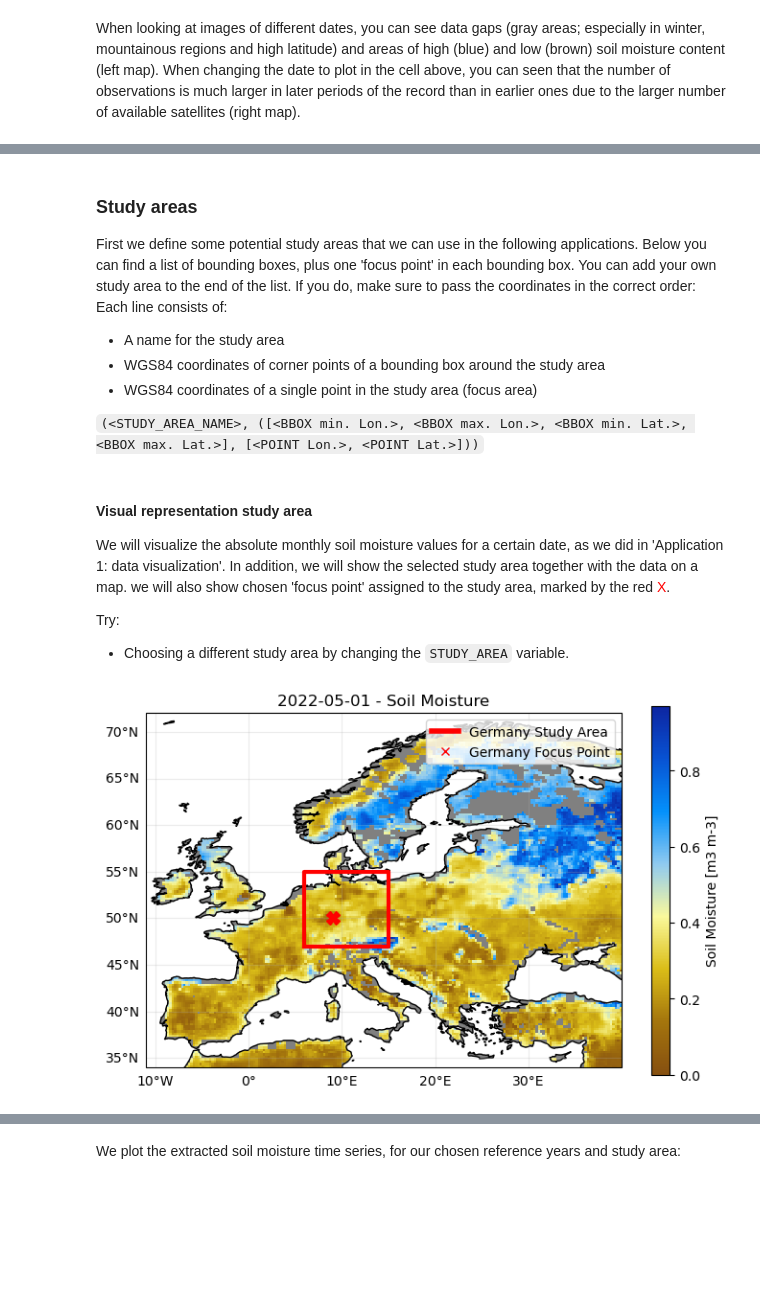
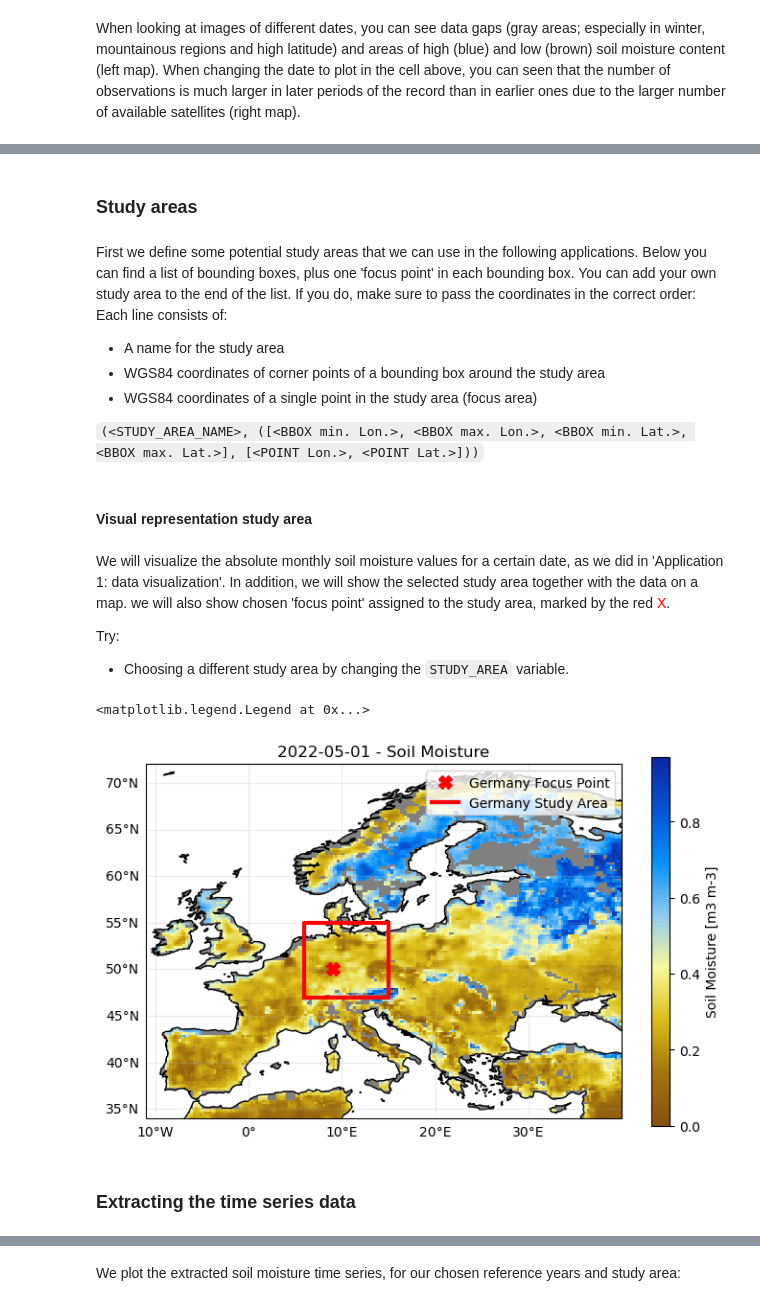
Before and after one commit to ecmwf-training/c3s-training-submodule-sat-obs-hydro-cryo, a Jupyter notebook: soil-moisture-anomalies.ipynb, the cells around one changed output, grey strips where cells are left out. Drawn from its saved outputs; the diff is of its cells as text; code cells hidden in the pictures; blank space fills up the shorter version.

Commit message:
soil moisture

```diff
--- a/soil-moisture-anomalies.ipynb
+++ b/soil-moisture-anomalies.ipynb
@@ -416,6 +351,7 @@ When looking at images of different dates, you can see data gaps (gray areas; es
 In the following two examples we will need to set a study area and a time range. We will use a chosen 'focus point' assigned to the study area to extract a time series from the loaded stack at this location.
+# %% [markdown]
+###  Study areas
 # %% [markdown]
-###  Study areas
 First we define some potential study areas that we can use in the following applications. Below you can find a list of bounding boxes, plus one 'focus point' in each bounding box. You can add your own study area to the end of the list. If you do, make sure to pass the coordinates in the correct order: Each line consists of:
 
 - A name for the study area
@@ -435,8 +371,9 @@ BBOXES = {
     "S-UK & N-France": ([-5.65, 2.5, 48, 54], [0, 51]),
 
 }
+# %% [markdown]
+#### Visual representation study area
 # %% [markdown]
-#### Visual representation study area
 We will visualize the absolute monthly soil moisture values for a certain date, as we did in 'Application 1: data visualization'. In addition, we will show the selected study area together with the data on a map. we will also show chosen 'focus point' assigned to the study area, marked by the red <span style="color: red;">X</span>.
 
 Try:
@@ -448,25 +385,20 @@ STUDY_AREA = "Germany"  # Specify the study area (ensure it's in BBOXES)
 # Check whether the selected study area and date are available
 if STUDY_AREA not in BBOXES:
     raise KeyError(f"Unknown STUDY_AREA: {STUDY_AREA}. Select one of {BBOXES.keys()}")
-_dates = [str(pd.to_datetime(t).date()) for t in DS["time"].values]
-if DATE not in _dates:
-    raise KeyError(f"{DATE} not found in data. Select one of {_dates}")
 
+if np.datetime64(DATE) not in DS.time.values:
+    raise KeyError(f"{DATE} not found in data.")
 
 # Create a figure with a specific size and a single axis
 plt.figure(figsize=(8, 5))
 ax = plt.axes(projection=ccrs.PlateCarree())  # Create a single axis with a cartopy projection
 
 # Extract and plot soil moisture image for the chosen date using xarray.Dataset.sel and Dataset.plot
-p_sm = (
-    DS["sm"]
-    .sel(time=DATE)
-    .plot(
-        transform=ccrs.PlateCarree(),
-        ax=ax,
-        cmap=CM_SM,
-        cbar_kwargs={"label": f"Soil Moisture [{SM_UNIT}]"},
-    )
+p_sm = DS["sm"].sel(time=DATE).plot(
+    transform=ccrs.PlateCarree(),
+    ax=ax,
+    cmap=CM_SM,
+    cbar_kwargs={"label": f"Soil Moisture [{SM_UNIT}]"},
 )
 ax.set_title(f"{DATE} - Soil Moisture")
 
@@ -475,39 +407,38 @@ ax.add_feature(cartopy.feature.LAND, zorder=0, facecolor="gray")
 ax.coastlines()
 
 # Draw grid lines and labels for the map
 gl = ax.gridlines(crs=ccrs.PlateCarree(), draw_labels=True, alpha=0.25)
 gl.top_labels, gl.right_labels = False, False
 
 bbox = BBOXES[STUDY_AREA][0]
 point = BBOXES[STUDY_AREA][1]
 
 # Add focus point of study area to the map
 ax.plot(
     [point[0]],
     [point[1]],
     color="red",
     marker="X",
     markersize=10,
+    linewidth=0,
     transform=ccrs.PlateCarree(),
+    label = f"{STUDY_AREA} Focus Point"
 )
 
 # Add study area bounding box to the map
 ax.plot(
     [bbox[0], bbox[0], bbox[1], bbox[1], bbox[0]],
     [bbox[2], bbox[3], bbox[3], bbox[2], bbox[2]],
     color="red",
     linewidth=3,
     transform=ccrs.PlateCarree(),
+    label = f"{STUDY_AREA} Study Area"
 )
 
 # Add study area legend
-ax.legend(
-    handles=[
-        Line2D([0], [0], color="r", lw=4, label=f"{STUDY_AREA} Study Area"),
-        Line2D([0], [0], lw=0, marker="x", color="r", label=f"{STUDY_AREA} Focus Point"),
-    ]
-)
-
-plt.show()  # Display the plot
+ax.legend()
 # %% [output]
+<matplotlib.legend.Legend at 0x...>
-[figure, old version]
+[figure, new version]
+# %% [markdown]
+### Extracting the time series data
```
Also changed, not shown: parts of 50 cells of this notebook, 1 other file.
